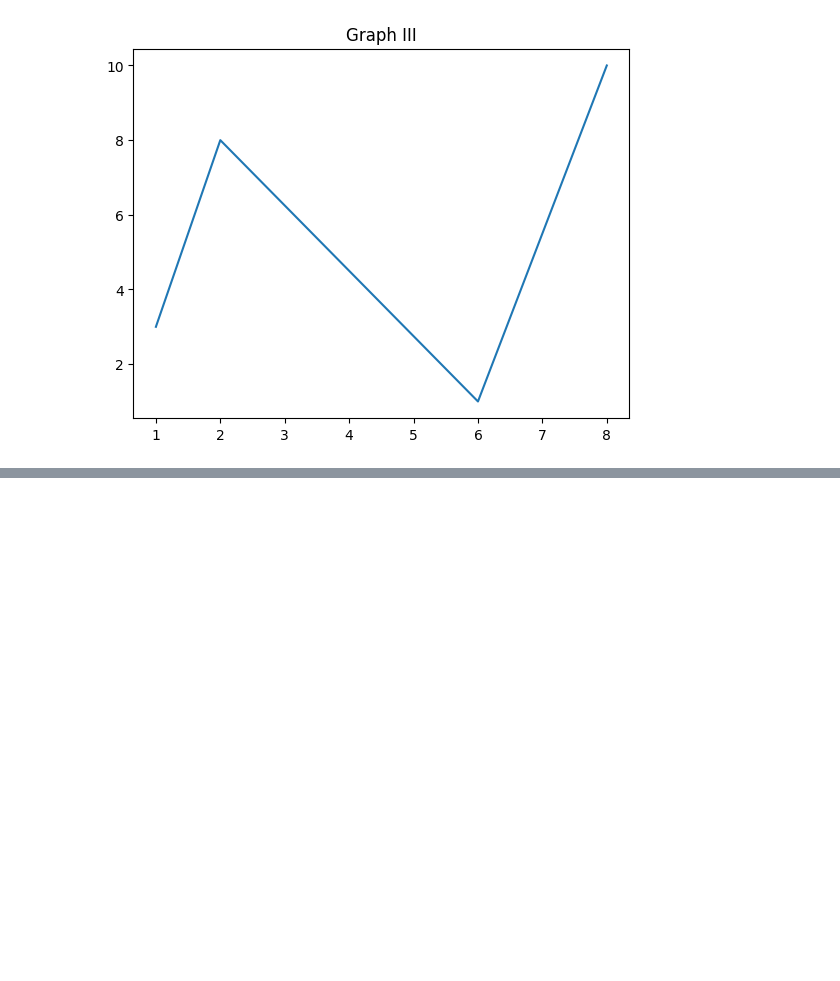
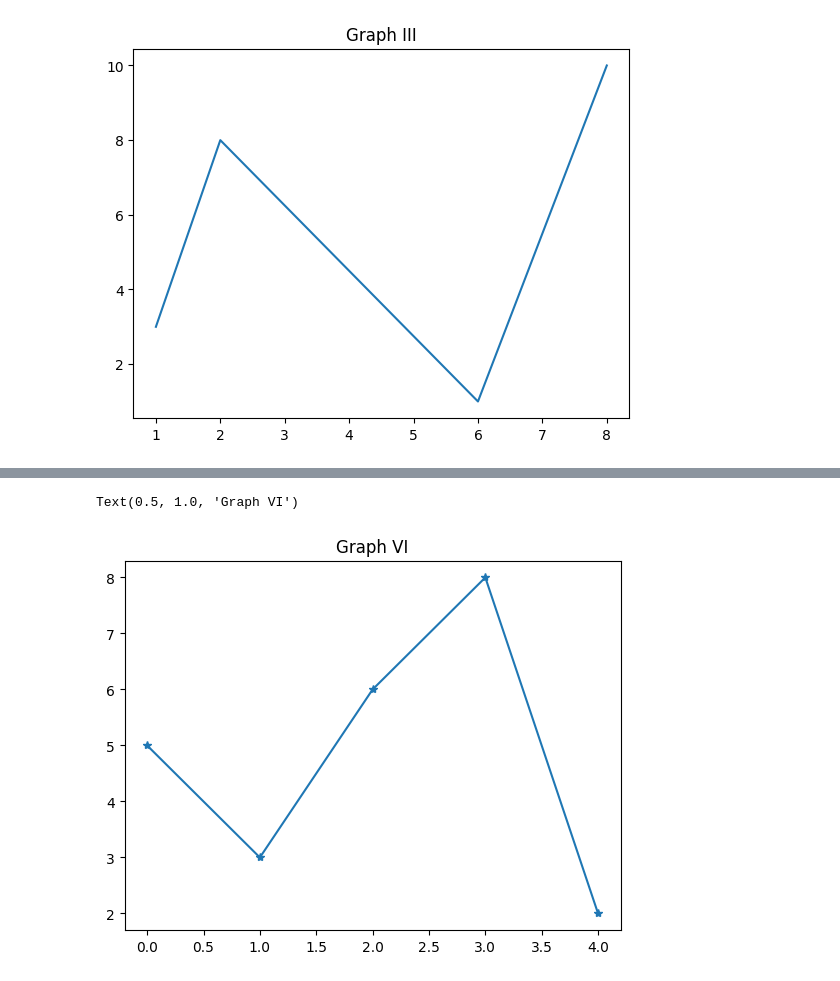
Before and after one commit to V-Adithya/DAV-Python, a Jupyter notebook: DAV Labsheet 1.ipynb, the cells around one changed output, grey strips where cells are left out. Cells and saved outputs as stored; diff of their text form; code cells hidden in the pictures; blank space fills up the shorter version.

```diff
--- a/DAV Labsheet 1.ipynb
+++ b/DAV Labsheet 1.ipynb
@@ -115,0 +133,8 @@ Text(0.5, 1.0, 'Graph III')
+# %%
+#y=np.array([1,1,2,3,4,3,2,8,9,8,2,3,4,3,2,1,1])
+y=np.array([5,3,6,8,2])
+plt.plot(y,marker='*')
+plt.title("Graph VI")
+# %% [output]
+Text(0.5, 1.0, 'Graph VI')
+[figure, added]
```
Also changed, not shown: parts of 3 cells of this notebook.
